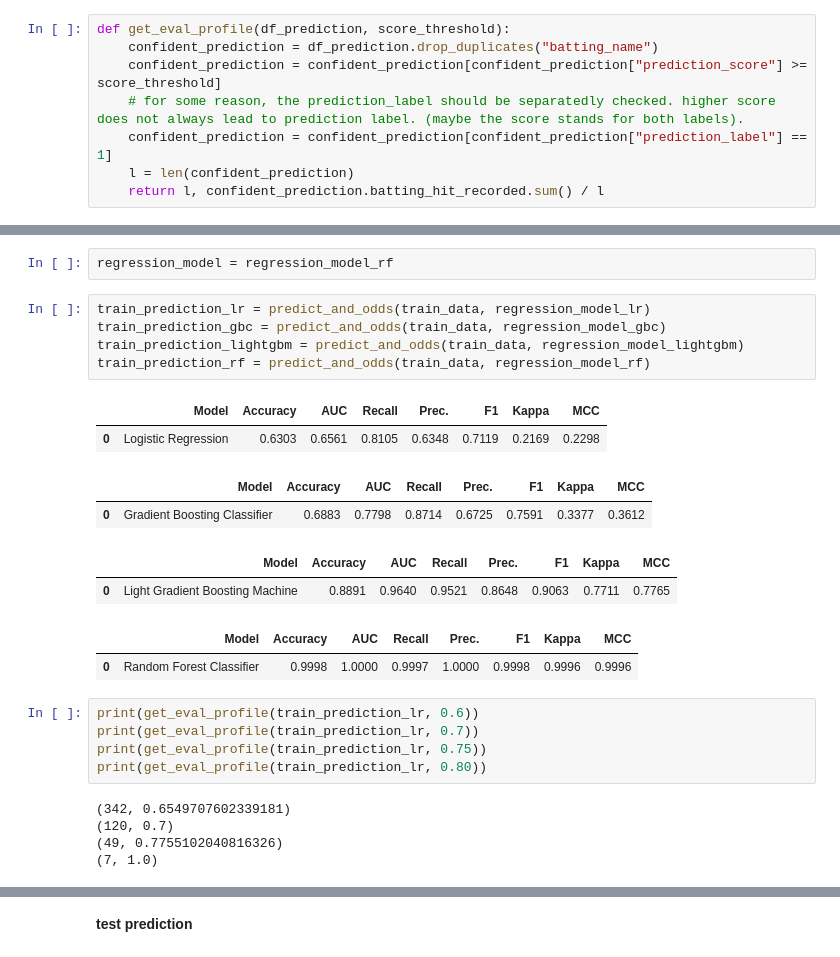
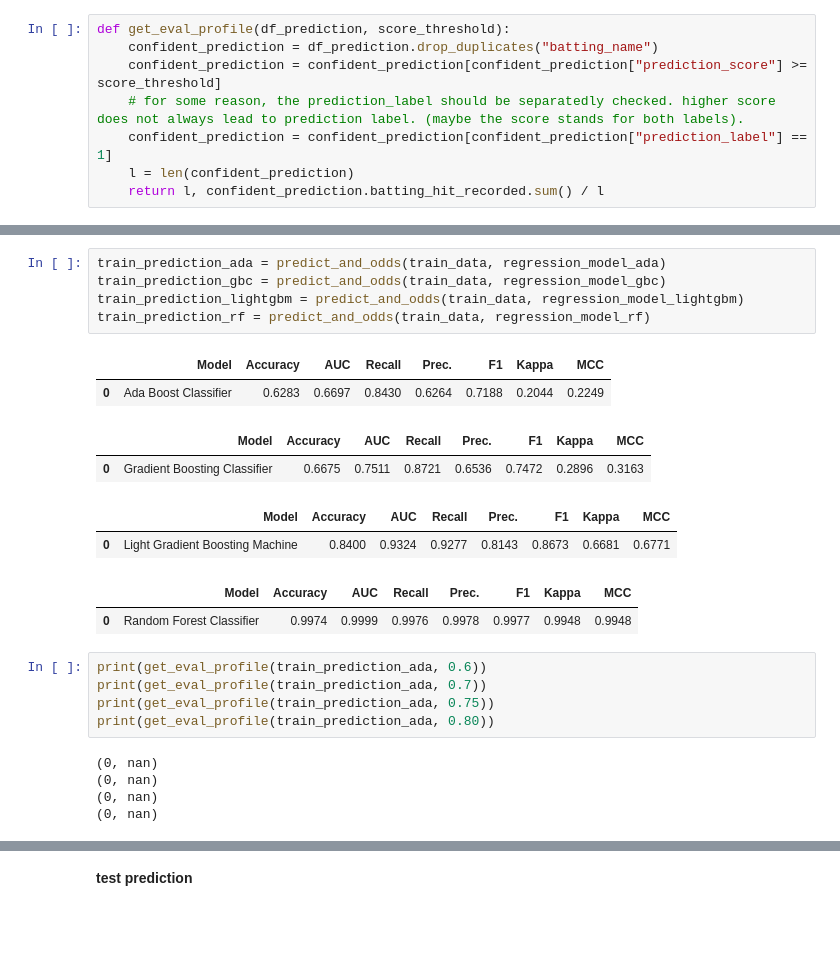
Before and after one commit to sculd/mlb-props, a Jupyter notebook: model_training_run.ipynb, the cells around one changed output, grey strips where cells are left out. Drawn from its saved outputs; the diff is of its cells as text; blank space fills up the shorter version.

Commit message:
model update

```diff
--- a/model_training_run.ipynb
+++ b/model_training_run.ipynb
@@ -299,29 +251,27 @@ df_prediction[(df_prediction["prediction_score"] >= score_threshold)][['predicti
-# %%
-regression_model = regression_model_rf
 # %%
-train_prediction_lr = predict_and_odds(train_data, regression_model_lr)
+train_prediction_ada = predict_and_odds(train_data, regression_model_ada)
 train_prediction_gbc = predict_and_odds(train_data, regression_model_gbc)
 train_prediction_lightgbm = predict_and_odds(train_data, regression_model_lightgbm)
 train_prediction_rf = predict_and_odds(train_data, regression_model_rf)
 # %% [output]
 |  | Model | Accuracy | AUC | Recall | Prec. | F1 | Kappa | MCC |
-| 0 | Logistic Regression | 0.6303 | 0.6561 | 0.8105 | 0.6348 | 0.7119 | 0.2169 | 0.2298 |
+| 0 | Ada Boost Classifier | 0.6283 | 0.6697 | 0.8430 | 0.6264 | 0.7188 | 0.2044 | 0.2249 |
 |  | Model | Accuracy | AUC | Recall | Prec. | F1 | Kappa | MCC |
-| 0 | Gradient Boosting Classifier | 0.6883 | 0.7798 | 0.8714 | 0.6725 | 0.7591 | 0.3377 | 0.3612 |
+| 0 | Gradient Boosting Classifier | 0.6675 | 0.7511 | 0.8721 | 0.6536 | 0.7472 | 0.2896 | 0.3163 |
 |  | Model | Accuracy | AUC | Recall | Prec. | F1 | Kappa | MCC |
-| 0 | Light Gradient Boosting Machine | 0.8891 | 0.9640 | 0.9521 | 0.8648 | 0.9063 | 0.7711 | 0.7765 |
+| 0 | Light Gradient Boosting Machine | 0.8400 | 0.9324 | 0.9277 | 0.8143 | 0.8673 | 0.6681 | 0.6771 |
 |  | Model | Accuracy | AUC | Recall | Prec. | F1 | Kappa | MCC |
-| 0 | Random Forest Classifier | 0.9998 | 1.0000 | 0.9997 | 1.0000 | 0.9998 | 0.9996 | 0.9996 |
+| 0 | Random Forest Classifier | 0.9974 | 0.9999 | 0.9976 | 0.9978 | 0.9977 | 0.9948 | 0.9948 |
 # %%
-print(get_eval_profile(train_prediction_lr, 0.6))
-print(get_eval_profile(train_prediction_lr, 0.7))
-print(get_eval_profile(train_prediction_lr, 0.75))
-print(get_eval_profile(train_prediction_lr, 0.80))
+print(get_eval_profile(train_prediction_ada, 0.6))
+print(get_eval_profile(train_prediction_ada, 0.7))
+print(get_eval_profile(train_prediction_ada, 0.75))
+print(get_eval_profile(train_prediction_ada, 0.80))
 # %% [output]
-(342, 0.6549707602339181)
-(120, 0.7)
-(49, 0.7755102040816326)
-(7, 1.0)
+(0, nan)
+(0, nan)
+(0, nan)
+(0, nan)
 # %%
 print(get_eval_profile(train_prediction_gbc, 0.6))
 print(get_eval_profile(train_prediction_gbc, 0.7))
```
Also changed, not shown: parts of 30 cells of this notebook, 2 other files.
